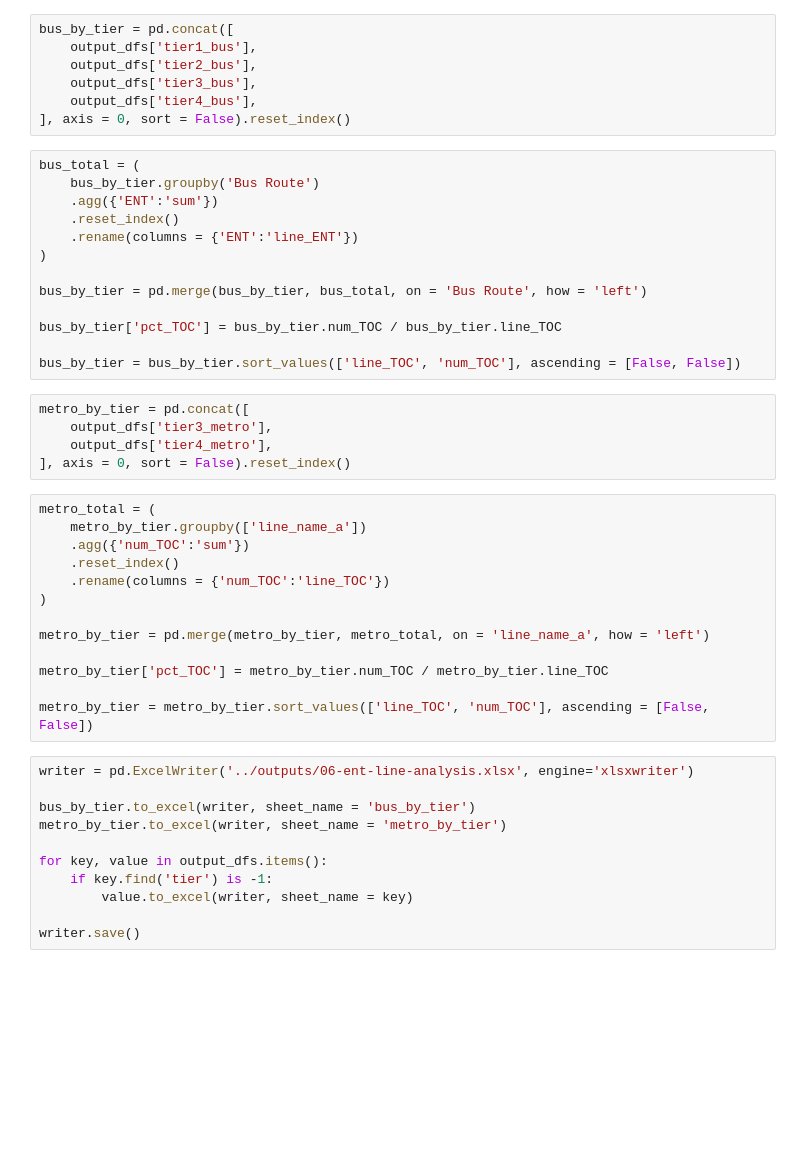
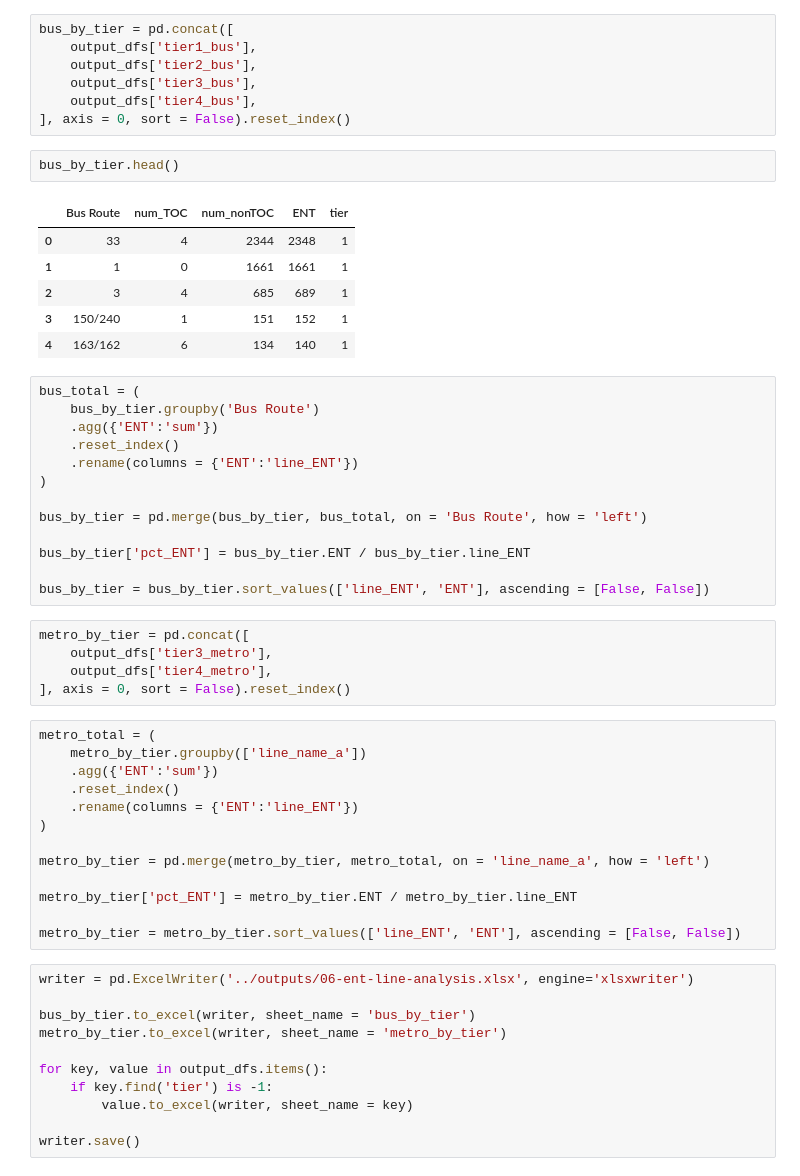
Before and after one commit to CityOfLosAngeles/planning-entitlements, a Jupyter notebook: notebooks/06-ent-line-analysis.ipynb, the cells around one changed output. Drawn from its saved outputs; the diff is of its cells as text; blank space fills up the shorter version.

```diff
--- a/notebooks/06-ent-line-analysis.ipynb
+++ b/notebooks/06-ent-line-analysis.ipynb
@@ -337,6 +328,15 @@ bus_by_tier = pd.concat([
     output_dfs['tier3_bus'],
     output_dfs['tier4_bus'],
 ], axis = 0, sort = False).reset_index()
+# %%
+bus_by_tier.head()
+# %% [output]
+|  | Bus Route | num_TOC | num_nonTOC | ENT | tier |
+| 0 | 33 | 4 | 2344 | 2348 | 1 |
+| 1 | 1 | 0 | 1661 | 1661 | 1 |
+| 2 | 3 | 4 | 685 | 689 | 1 |
+| 3 | 150/240 | 1 | 151 | 152 | 1 |
+| 4 | 163/162 | 6 | 134 | 140 | 1 |
 # %%
 bus_total = (
     bus_by_tier.groupby('Bus Route')
@@ -347,9 +347,9 @@ bus_total = (
 
 bus_by_tier = pd.merge(bus_by_tier, bus_total, on = 'Bus Route', how = 'left')
 
-bus_by_tier['pct_TOC'] = bus_by_tier.num_TOC / bus_by_tier.line_TOC
+bus_by_tier['pct_ENT'] = bus_by_tier.ENT / bus_by_tier.line_ENT
 
-bus_by_tier = bus_by_tier.sort_values(['line_TOC', 'num_TOC'], ascending = [False, False])
+bus_by_tier = bus_by_tier.sort_values(['line_ENT', 'ENT'], ascending = [False, False])
 # %%
 metro_by_tier = pd.concat([
     output_dfs['tier3_metro'],
@@ -358,16 +358,16 @@ metro_by_tier = pd.concat([
 # %%
 metro_total = (
     metro_by_tier.groupby(['line_name_a'])
-    .agg({'num_TOC':'sum'})
+    .agg({'ENT':'sum'})
     .reset_index()
-    .rename(columns = {'num_TOC':'line_TOC'})
+    .rename(columns = {'ENT':'line_ENT'})
 )
 
 metro_by_tier = pd.merge(metro_by_tier, metro_total, on = 'line_name_a', how = 'left')
 
-metro_by_tier['pct_TOC'] = metro_by_tier.num_TOC / metro_by_tier.line_TOC
+metro_by_tier['pct_ENT'] = metro_by_tier.ENT / metro_by_tier.line_ENT
 
-metro_by_tier = metro_by_tier.sort_values(['line_TOC', 'num_TOC'], ascending = [False, False])
+metro_by_tier = metro_by_tier.sort_values(['line_ENT', 'ENT'], ascending = [False, False])
 # %%
 writer = pd.ExcelWriter('../outputs/06-ent-line-analysis.xlsx', engine='xlsxwriter')
 
```
Also changed, not shown: parts of 5 cells of this notebook, 5 other files.
